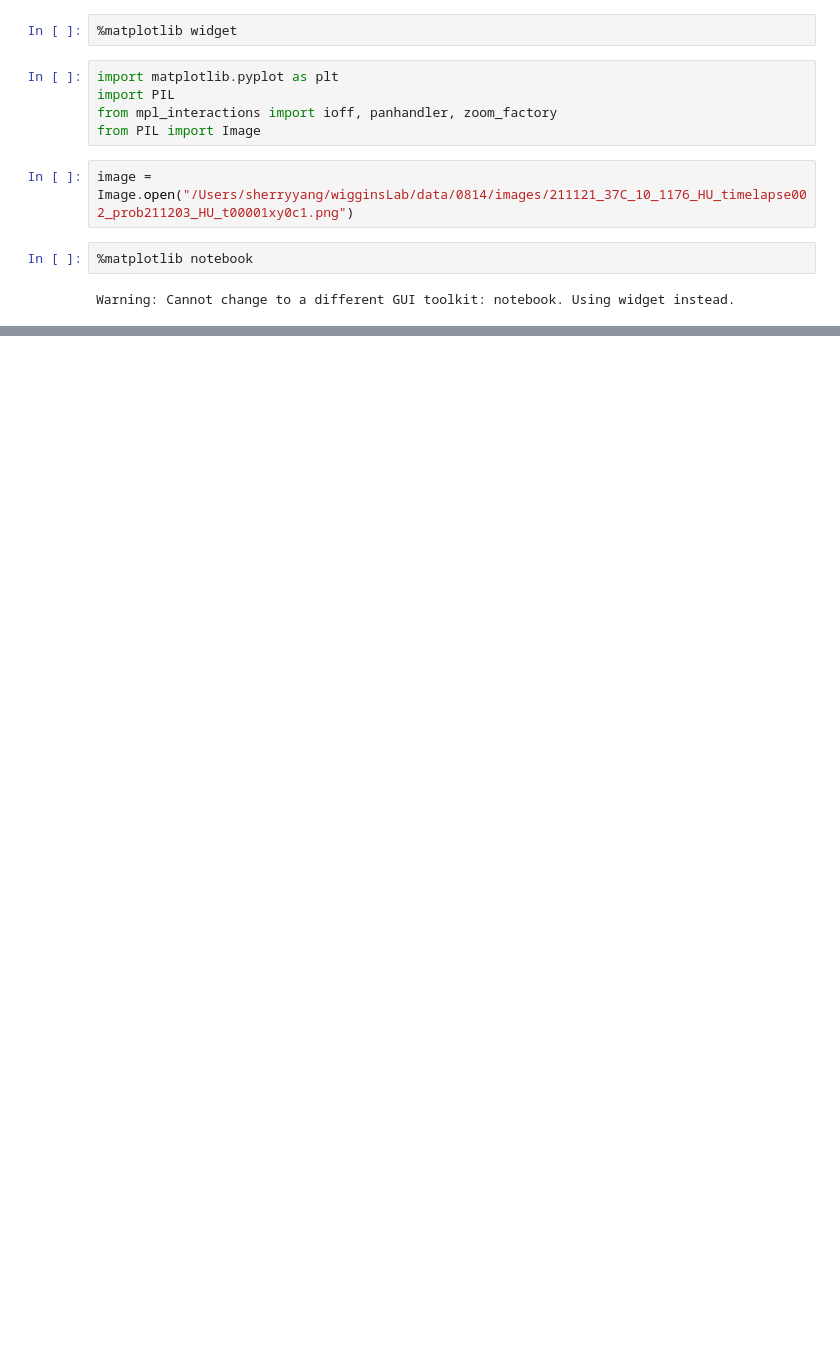
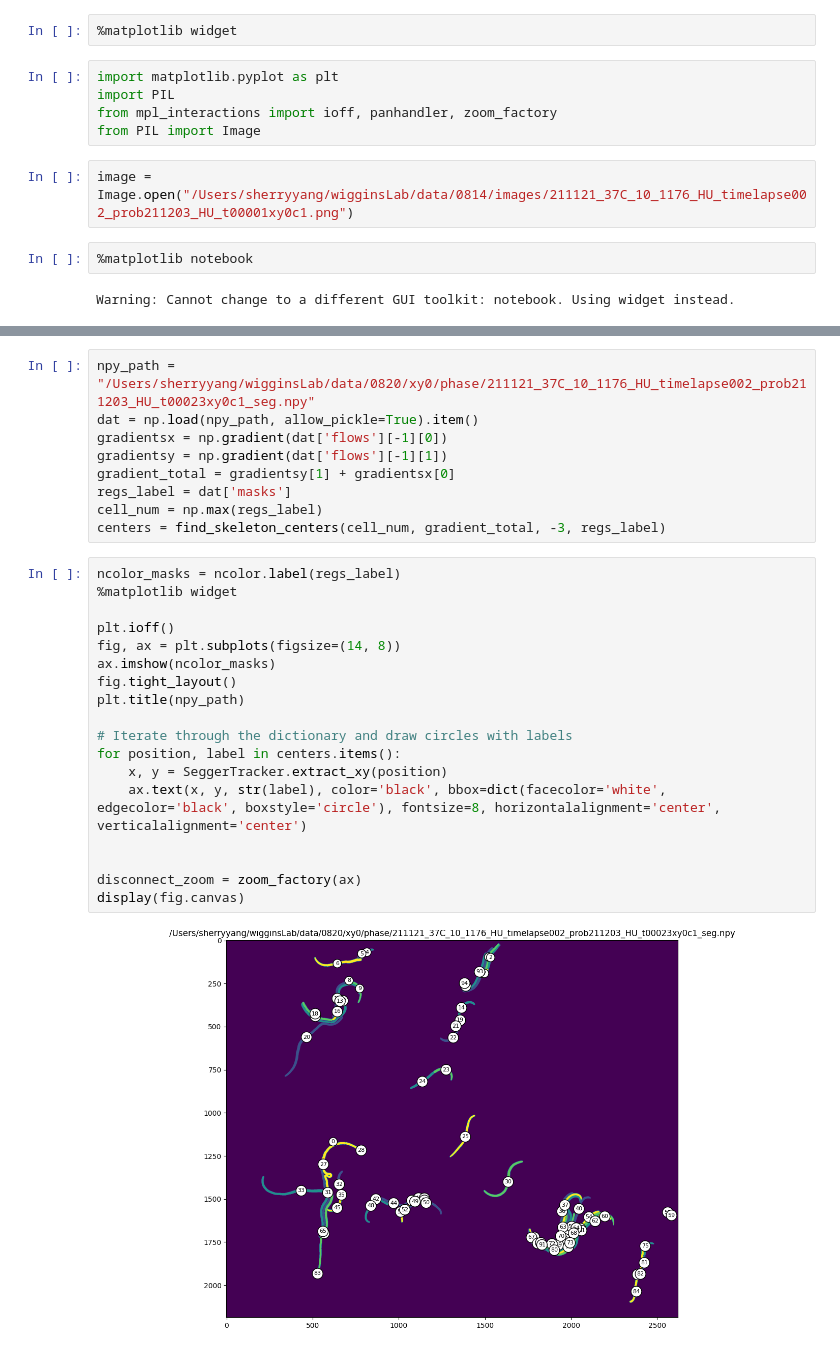
Before and after one commit to yyang35/super-segger-tracker, a Jupyter notebook: Untitled.ipynb, the cells around one changed output, grey strips where cells are left out. Saved outputs shown, nothing was run; the diff lists cells and outputs as text; blank space fills up the shorter version.

Commit message:
add labeling

```diff
--- a/Untitled.ipynb
+++ b/Untitled.ipynb
@@ -19,0 +82,29 @@ plt.show()
+# %%
+npy_path = "/Users/sherryyang/wigginsLab/data/0820/xy0/phase/211121_37C_10_1176_HU_timelapse002_prob211203_HU_t00023xy0c1_seg.npy"
+dat = np.load(npy_path, allow_pickle=True).item()
+gradientsx = np.gradient(dat['flows'][-1][0])
+gradientsy = np.gradient(dat['flows'][-1][1])
+gradient_total = gradientsy[1] + gradientsx[0]
+regs_label = dat['masks']
+cell_num = np.max(regs_label)
+centers = find_skeleton_centers(cell_num, gradient_total, -3, regs_label)
+# %%
+ncolor_masks = ncolor.label(regs_label)
+%matplotlib widget
+
+plt.ioff()
+fig, ax = plt.subplots(figsize=(14, 8))
+ax.imshow(ncolor_masks)
+fig.tight_layout()
+plt.title(npy_path)
+
+# Iterate through the dictionary and draw circles with labels
+for position, label in centers.items():
+    x, y = SeggerTracker.extract_xy(position)
+    ax.text(x, y, str(label), color='black', bbox=dict(facecolor='white', edgecolor='black', boxstyle='circle'), fontsize=8, horizontalalignment='center', verticalalignment='center')
+
+
+disconnect_zoom = zoom_factory(ax)
+display(fig.canvas)
+# %% [output]
+[figure, added]
```
Also changed, not shown: parts of 7 cells of this notebook, 1 other file.
